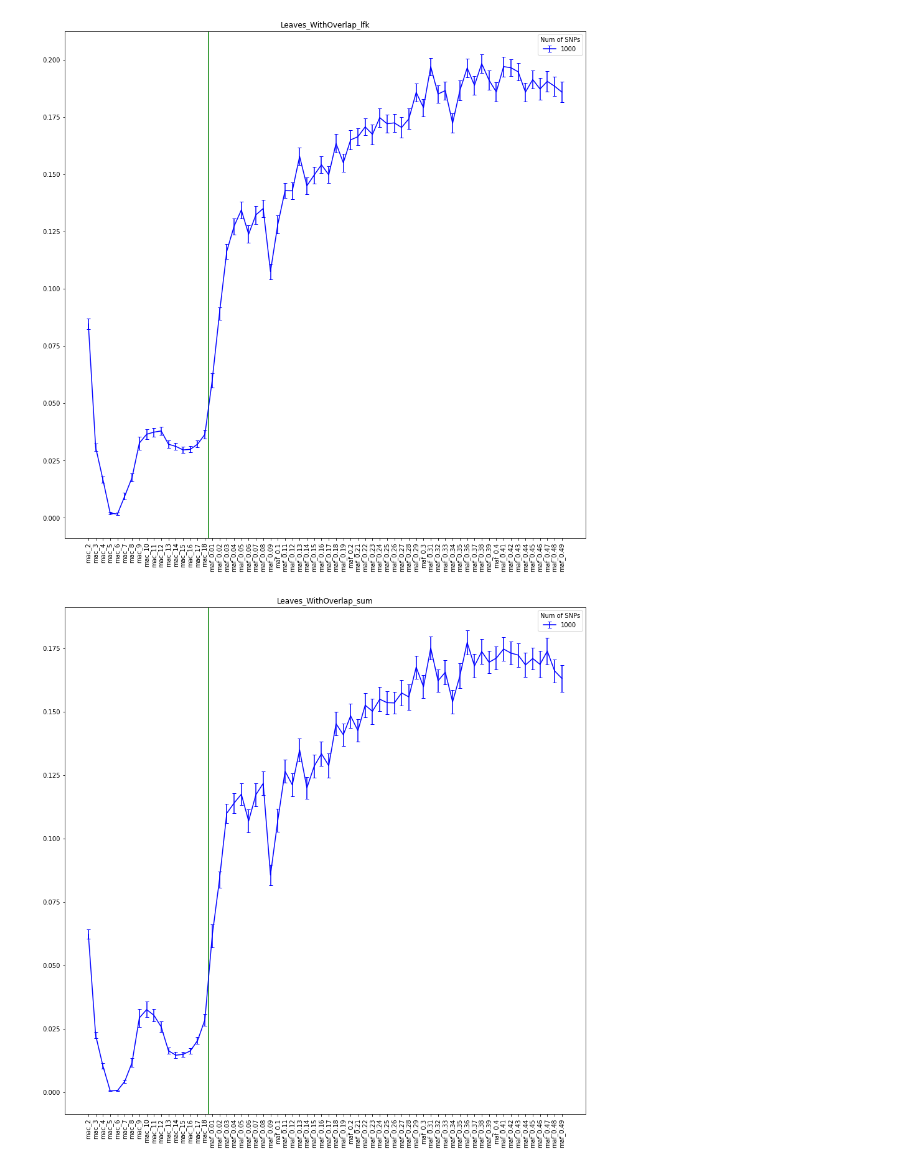
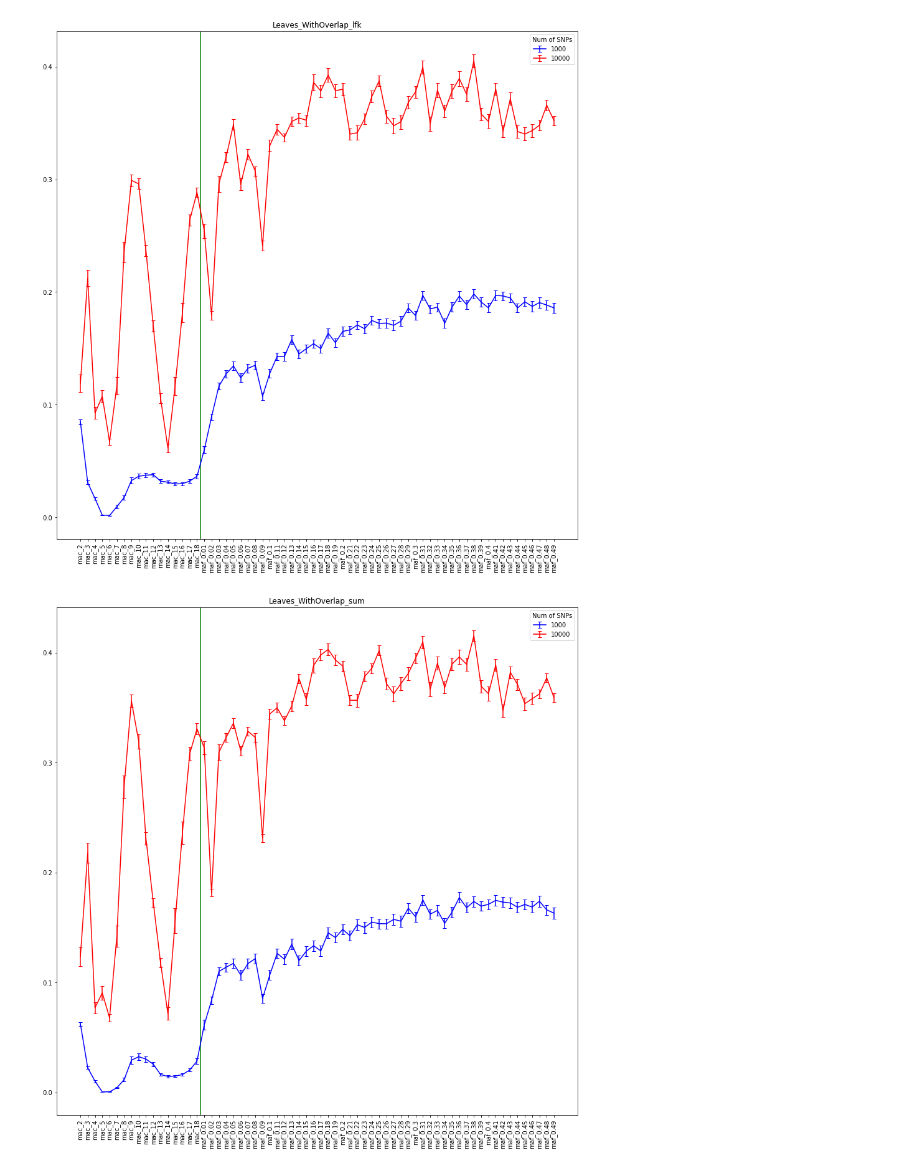
Before and after one commit to Greenbaum-Lab/SNPnmi, a Jupyter notebook: notebooks/plot_nmi_scores.ipynb, the cells around one changed output. Saved outputs shown, nothing was run; the diff lists cells and outputs as text; code cells hidden in the pictures.

```diff
--- a/notebooks/plot_nmi_scores.ipynb
+++ b/notebooks/plot_nmi_scores.ipynb
@@ -23,7 +23,7 @@ for score in ALL_SCORES_TYPES:
     f.set_figwidth(15)
     f.set_figheight(15)
     ax = f.add_subplot(111)
-    for num_of_snp in [1000]:
+    for num_of_snp in [1000, 10000]:
         avg = []
         std = []
         for mac_maf in ['mac', 'maf']:
@@ -57,2 +57,2 @@ for score in ALL_SCORES_TYPES:
-[figure, old version]
+[figure, new version]
-[figure, old version]
+[figure, new version]
```
Also changed, not shown: parts of 1 cell of this notebook.
